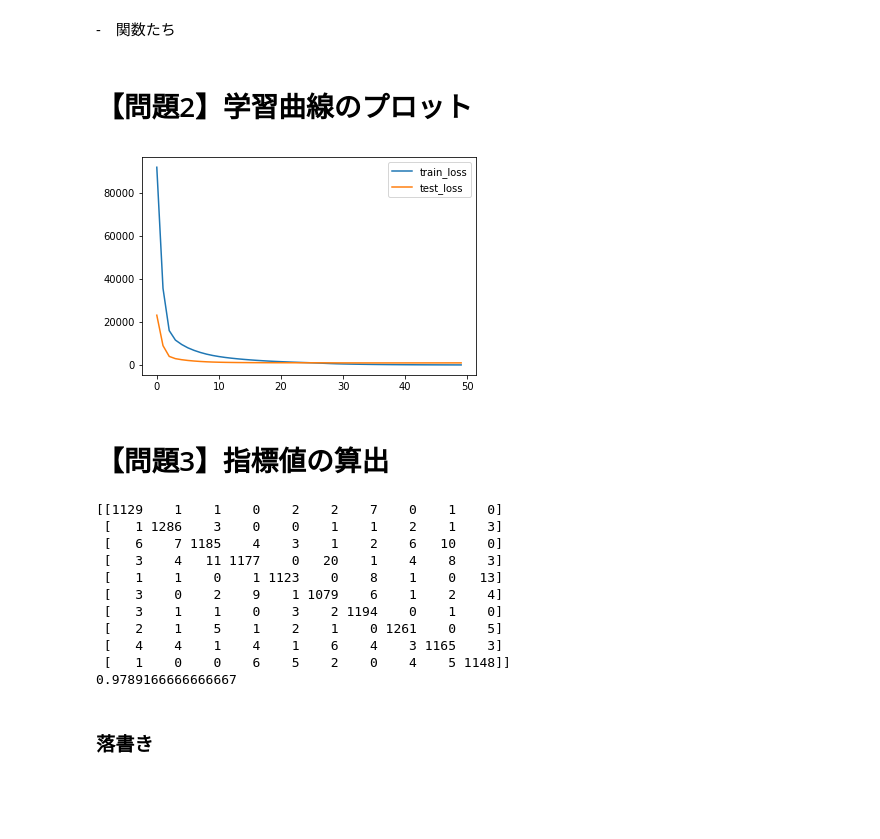
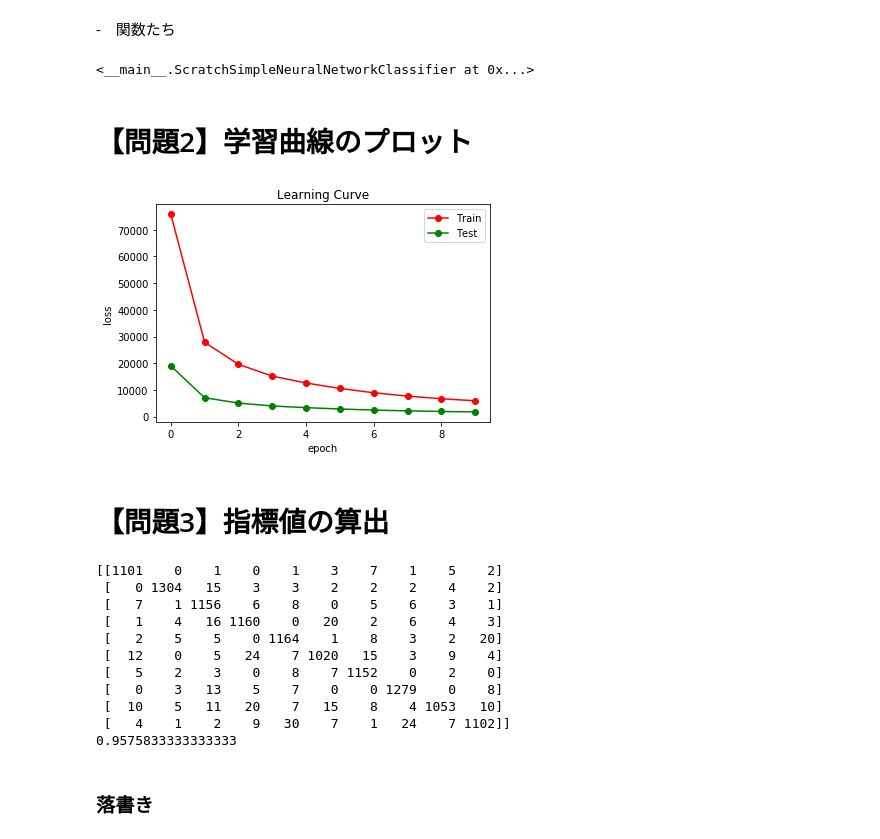
Before and after one commit to tai-fujio/diveintocode-ml, a Jupyter notebook: term2/sprint10_dl_scratch_neural_network.ipynb, the cells around one changed output. Cells and saved outputs as stored; diff of their text form; code cells hidden in the pictures; blank space fills up the shorter version.

```diff
--- a/term2/sprint10_dl_scratch_neural_network.ipynb
+++ b/term2/sprint10_dl_scratch_neural_network.ipynb
@@ -111,7 +111,7 @@ class ScratchSimpleNeuralNetworkClassifier():
         イテレーションごとのcostとaccuracy
     """
 
-    def __init__(self, batch_size=10, n_epochs=50,  n_nodes1=400, n_nodes2=200, sigma=1e-2, lr=1e-2, verbose=False):
+    def __init__(self, batch_size=10, n_epochs=10,  n_nodes1=400, n_nodes2=200, sigma=1e-2, lr=1e-2, verbose=False):
         self.batch_size = batch_size     # バッチサイズ
         self.n_epochs = n_epochs         # エポック数
         self.n_nodes1 = n_nodes1        # 1層目のノード数
@@ -264,7 +264,7 @@ class ScratchSimpleNeuralNetworkClassifier():
 
         #3層目
         dZ3 = Z3 - y
-        dW3 = Z2.T @ dZ3
+        dW3 = Z2.T @ dZ3 / len(X)
         dB3 = np.mean(dZ3, axis=0)
 
         #2層目
@@ -296,7 +296,7 @@ class ScratchSimpleNeuralNetworkClassifier():
             推定結果
         """
         # フォワードプロパゲーション
-        A1, Z1, A2, Z2, A3, Z3= self._forward_propagation(X)
+        _, _, _, _, _, Z3= self._forward_propagation(X)
 
         # 一番確率が高いラベルを予測値に
         y_pred = np.argmax(Z3, axis=1)
@@ -372,18 +372,27 @@ def cross_entropy(y_true, y_pred):
 # %%
 ssnnc = ScratchSimpleNeuralNetworkClassifier()
 ssnnc.fit(X_train, y_train, X_val, y_val)
+# %% [output]
+<__main__.ScratchSimpleNeuralNetworkClassifier at 0x...>
 # %% [markdown]
 # 【問題2】学習曲線のプロット
-# %%
-import seaborn as sns
-def plot_learning_curve(train_loss, test_loss):
-    sns.lineplot(data=train_loss, label='train_loss')
-    sns.lineplot(data=test_loss, label='test_loss')
-
-
-plot_learning_curve(np.array(ssnnc.loss_), np.array(ssnnc.loss_val_))
-# %% [output]
-[figure, removed]
+# %%
+train_loss = np.array(ssnnc.loss_)
+test_loss = np.array(ssnnc.loss_val_)
+
+plt.figure()
+plt.title("Learning Curve")
+plt.xlabel("epoch")
+plt.ylabel("loss")
+
+# Traing score と Test score をプロット
+plt.plot(train_loss, 'o-', color="r", label="Train")
+plt.plot(test_loss, 'o-', color="g", label="Test")
+
+plt.legend(loc=1)
+plt.show()
+# %% [output]
+[figure, added]
 # %% [markdown]
 # 【問題3】指標値の算出
 # %%
@@ -393,17 +402,17 @@ y_pred = ssnnc.predict(X_val)
 print(confusion_matrix(y_val, y_pred))
 print(accuracy_score(y_val, y_pred))
 # %% [output]
-[[1129    1    1    0    2    2    7    0    1    0]
- [   1 1286    3    0    0    1    1    2    1    3]
- [   6    7 1185    4    3    1    2    6   10    0]
- [   3    4   11 1177    0   20    1    4    8    3]
- [   1    1    0    1 1123    0    8    1    0   13]
- [   3    0    2    9    1 1079    6    1    2    4]
- [   3    1    1    0    3    2 1194    0    1    0]
- [   2    1    5    1    2    1    0 1261    0    5]
- [   4    4    1    4    1    6    4    3 1165    3]
- [   1    0    0    6    5    2    0    4    5 1148]]
-0.9789166666666667
+[[1101    0    1    0    1    3    7    1    5    2]
+ [   0 1304   15    3    3    2    2    2    4    2]
+ [   7    1 1156    6    8    0    5    6    3    1]
+ [   1    4   16 1160    0   20    2    6    4    3]
+ [   2    5    5    0 1164    1    8    3    2   20]
+ [  12    0    5   24    7 1020   15    3    9    4]
+ [   5    2    3    0    8    7 1152    0    2    0]
+ [   0    3   13    5    7    0    0 1279    0    8]
+ [  10    5   11   20    7   15    8    4 1053   10]
+ [   4    1    2    9   30    7    1   24    7 1102]]
+0.9575833333333333
 # %% [markdown]
 ### 落書き
 # %%
```
Also changed, not shown: parts of 3 cells of this notebook.
